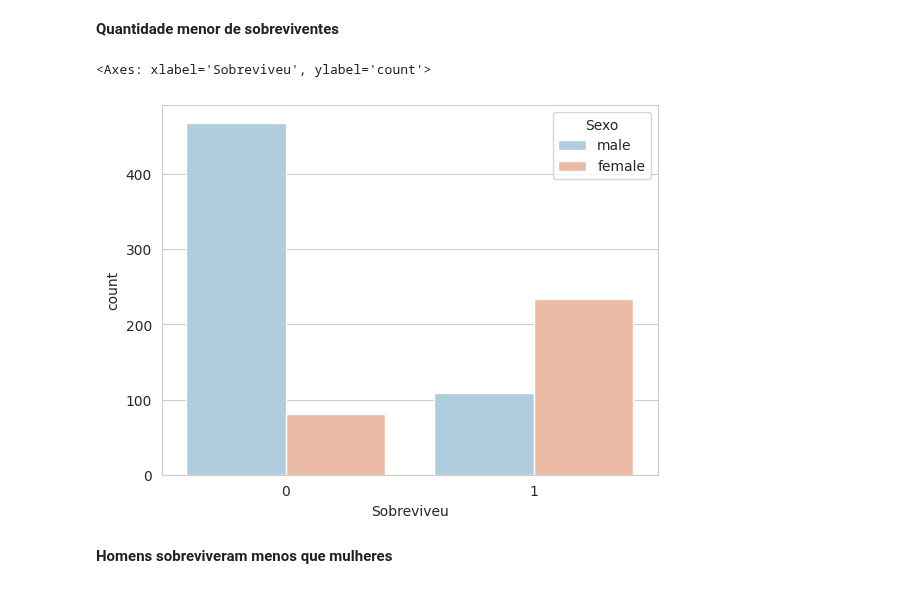
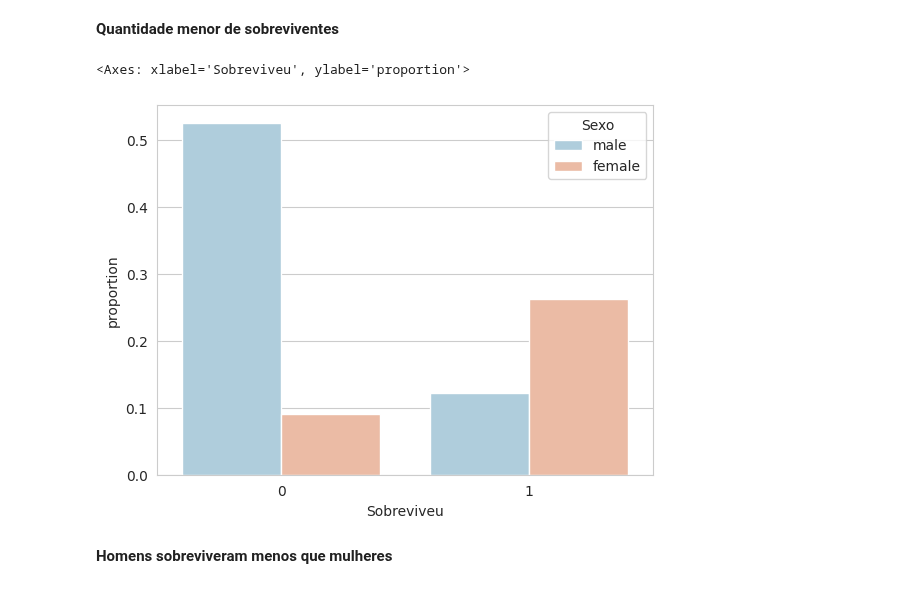
Before and after one commit to vnikoofard/Introduction-to-Data-Science, a Jupyter notebook: 09-Linear and Logistic Regression/Regressão Logística/01_Regressão_Logística_com_Python_ipynb.ipynb, the cells around one changed output. Drawn from its saved outputs; the diff is of its cells as text; code cells hidden in the pictures.

```diff
--- a/09-Linear and Logistic Regression/Regressão Logística/01_Regressão_Logística_com_Python_ipynb.ipynb
+++ b/09-Linear and Logistic Regression/Regressão Logística/01_Regressão_Logística_com_Python_ipynb.ipynb
@@ -120,10 +120,10 @@ sns.countplot(x='Sobreviveu',data=train, palette='RdBu_r', hue='Sobreviveu');
 **Quantidade menor de sobreviventes**
 # %%
 sns.set_style('whitegrid')
-sns.countplot(x='Sobreviveu',hue='Sexo',data=train,palette='RdBu_r')
+sns.countplot(x='Sobreviveu',hue='Sexo',data=train,palette='RdBu_r', stat='proportion')
 # %% [output]
-<Axes: xlabel='Sobreviveu', ylabel='count'>
+<Axes: xlabel='Sobreviveu', ylabel='proportion'>
-[figure, old version]
+[figure, new version]
 # %% [markdown]
 **Homens sobreviveram menos que mulheres**
 # %%
```
Also changed, not shown: parts of 14 cells of this notebook, 1 other file.
